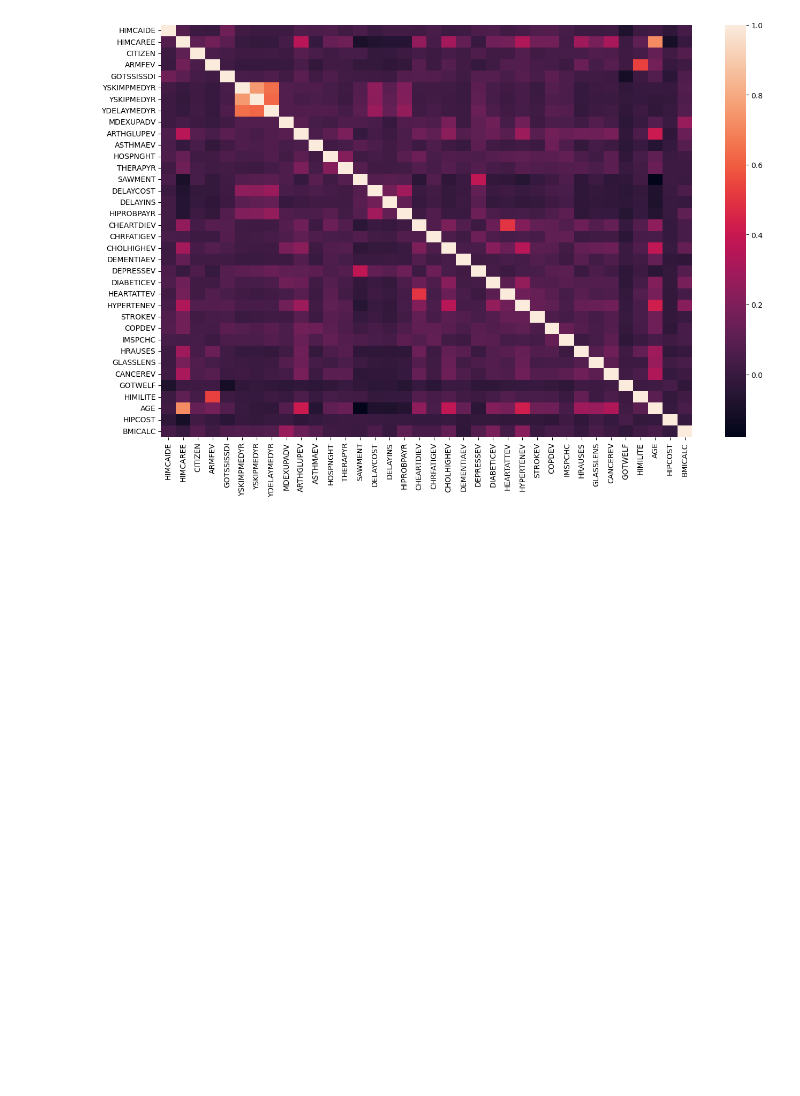
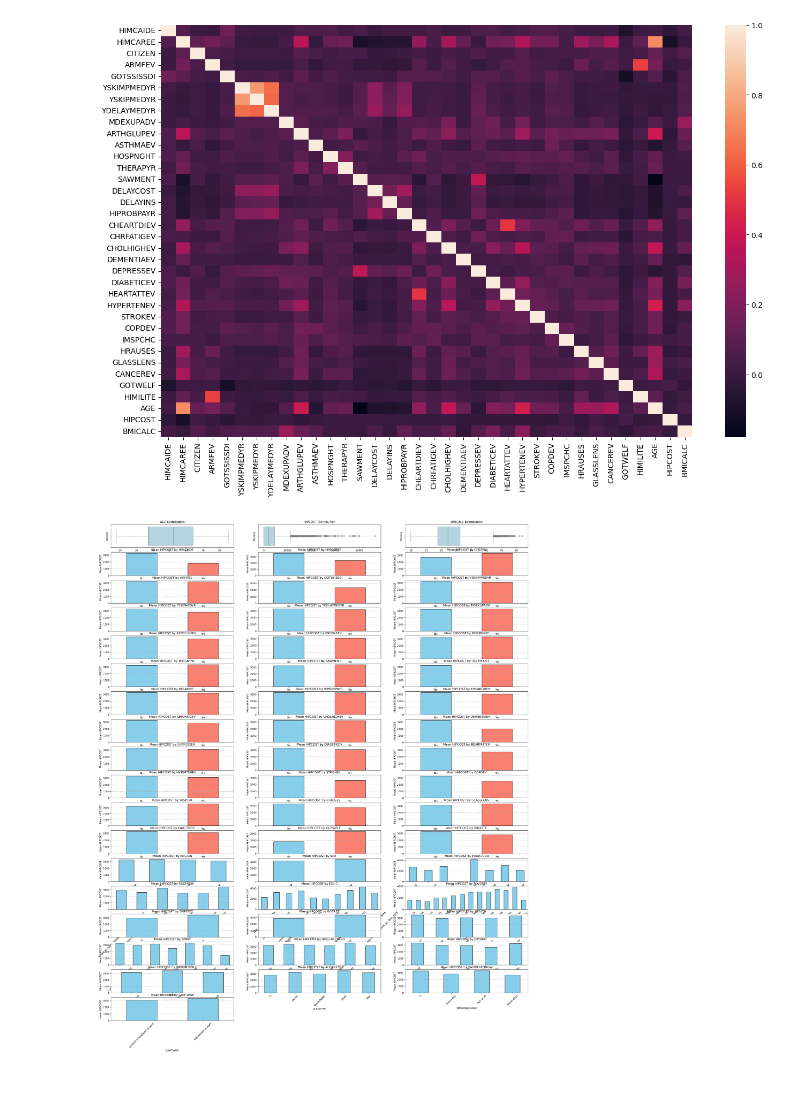
Before and after one commit to evapa1/cs1090afinalproj, a Jupyter notebook: debugged2.ipynb, the cells around one changed output. Saved outputs shown, nothing was run; the diff lists cells and outputs as text; code cells hidden in the pictures; blank space fills up the shorter version.

```diff
--- a/debugged2.ipynb
+++ b/debugged2.ipynb
@@ -348,16 +337,2 @@ plt.show()
 # %% [output]
 [figure]
-# %%
-fig, axes = plt.subplots(nrows=5, ncols=3, figsize=(20, 30))
-axes = axes.ravel()
-
-start_idx = 18
-for i, predictor in enumerate(binary_predictors[start_idx:start_idx + 18]):
-    mean_cost = df.groupby(predictor)['HIPCOST'].mean()
-    mean_cost.plot(kind='bar', color=['skyblue', 'salmon'], ax=axes[i])
-    axes[i].set_title(f'Mean HIPCOST by {predictor}')
-    axes[i].set_xlabel(predictor)
-    axes[i].set_ylabel('Mean HIPCOST')
-
-plt.tight_layout()
-plt.show()
@@ -439,3 +352,50 @@ sns.heatmap(df[heatmap_variables].corr(),fmt='.2g')
 # %% [output]
 <Axes: >
 [figure]
+# %%
+rows, cols = 20, 3
+fig, axes = plt.subplots(nrows=rows, ncols=cols, figsize=(30, 40))
+axes = axes.flatten()  # Flatten axes array for easy iteration
+
+# Track plot index for placing each plot
+plot_idx = 0
+
+# Plot for Continuous Predictors (Boxplots)
+for predictor in continuous_predictors:
+    sns.boxplot(x=df[predictor], ax=axes[plot_idx], color="lightblue")
+    axes[plot_idx].set_title(f'{predictor} Distribution', fontsize=12)
+    axes[plot_idx].set_xlabel(predictor, fontsize=10)
+    axes[plot_idx].set_ylabel("Density", fontsize=10)
+    axes[plot_idx].grid(axis='y', linestyle='--', alpha=0.7)
+    plot_idx += 1
+
+# Plot for Binary Predictors (Mean HIPCOST bar plot)
+for predictor in binary_predictors:
+    mean_cost = df.groupby(predictor)['HIPCOST'].mean()
+    mean_cost.plot(kind='bar', color=['skyblue', 'salmon'], edgecolor='black', ax=axes[plot_idx])
+    axes[plot_idx].set_title(f'Mean HIPCOST by {predictor}', fontsize=12)
+    axes[plot_idx].set_xlabel(predictor, fontsize=10)
+    axes[plot_idx].set_ylabel('Mean HIPCOST', fontsize=10)
+    axes[plot_idx].set_xticklabels(['No', 'Yes'], rotation=0)
+    axes[plot_idx].grid(axis='y', linestyle='--', alpha=0.7)
+    plot_idx += 1
+
+# Plot for Categorical Predictors (Mean HIPCOST bar plot)
+for predictor in categorical_predictors:
+    mean_cost = df.groupby(predictor)['HIPCOST'].mean()
+    mean_cost.plot(kind='bar', color='skyblue', edgecolor='black', ax=axes[plot_idx])
+    axes[plot_idx].set_title(f'Mean HIPCOST by {predictor}', fontsize=12)
+    axes[plot_idx].set_xlabel(predictor, fontsize=10)
+    axes[plot_idx].set_ylabel('Mean HIPCOST', fontsize=10)
+    axes[plot_idx].tick_params(axis='x', rotation=45)
+    axes[plot_idx].grid(axis='y', linestyle='--', alpha=0.7)
+    plot_idx += 1
+
+# Hide any unused subplots if total plots < grid slots
+for i in range(plot_idx, len(axes)):
+    axes[i].axis('off')
+
+plt.tight_layout()
+plt.show()
+# %% [output]
+[figure, added]
```
Also changed, not shown: parts of 4 cells of this notebook.
